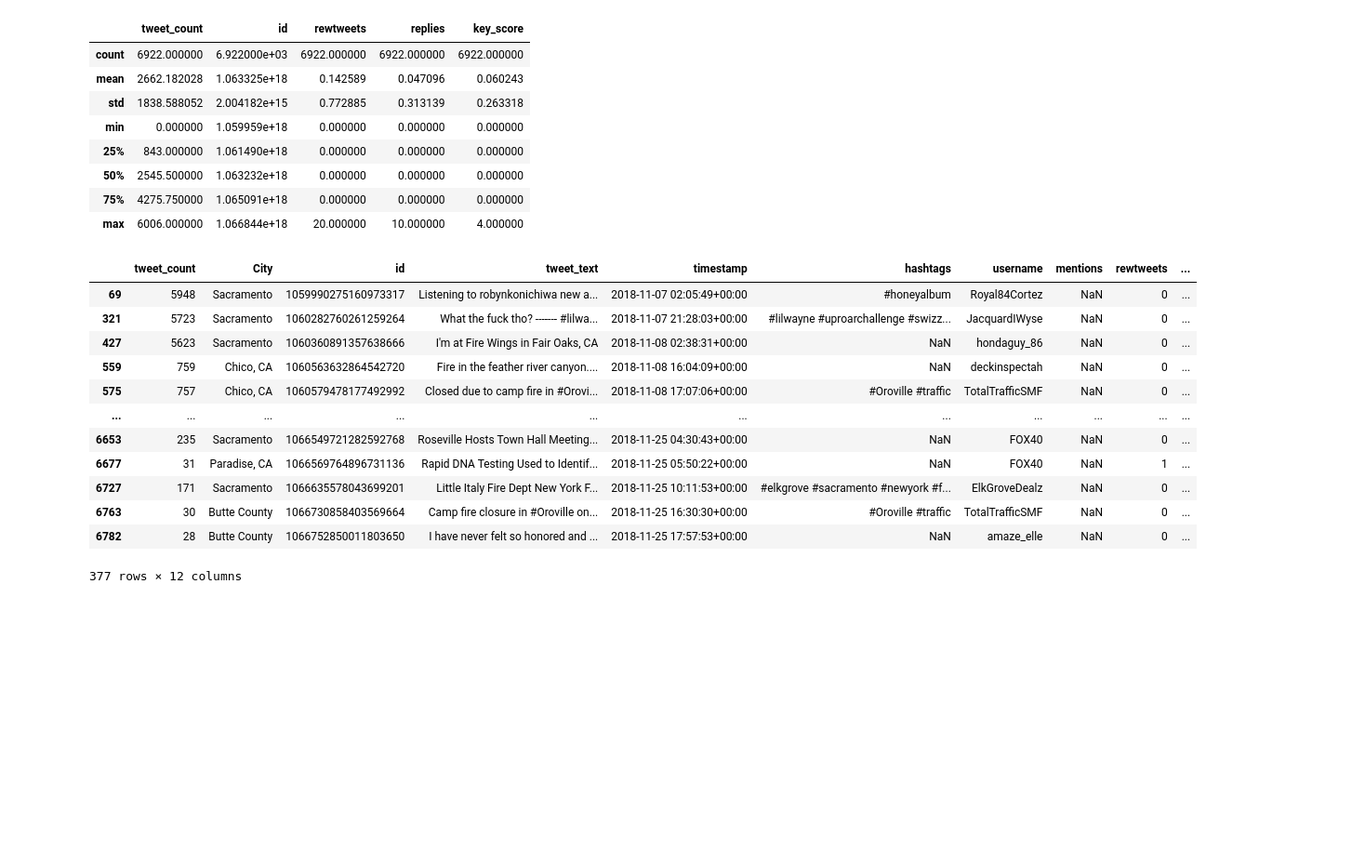
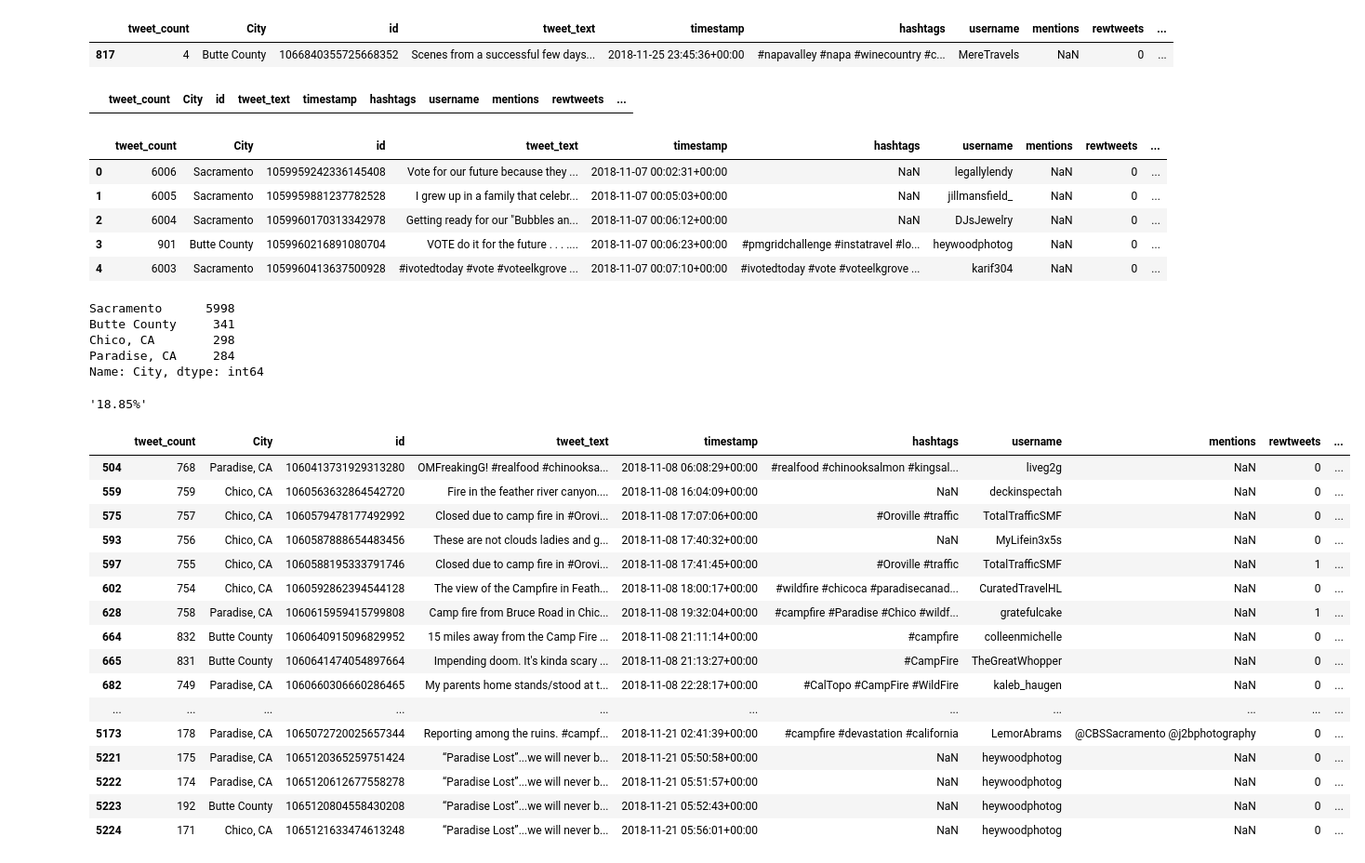
Before and after one commit to chillahwhale/TwitterAnalysis_CampFire-2018, a Jupyter notebook: 01_dictionarybuilding.ipynb, the cells around one changed output. Shown at 93% size. Saved outputs shown, nothing was run; the diff lists cells and outputs as text; code cells hidden in the pictures; blank space fills up the shorter version.

```diff
--- a/01_dictionarybuilding.ipynb
+++ b/01_dictionarybuilding.ipynb
@@ -11 +37,4 @@ df = pd.read_csv('./datasets/df_cleaned.csv')
+# %%
+# df = df.drop([2882])
+df = df.reset_index(drop=True)
 # %%
@@ -121,2 +157,0 @@ for row in df.index:
-# %%
-df['key_score'] = keyscore
@@ -122,0 +236,5 @@ df['key_score'] = keyscore
+# %%
+cities[cities['from_locations'] == "Napa, CA"]
+# %% [output]
+|  | tweet_count | City | id | tweet_text | timestamp | hashtags | username | mentions | rewtweets | ... |
+| 817 | 4 | Butte County | 1066840355725668352 | Scenes from a successful few days... | 2018-11-25 23:45:36+00:00 | #napavalley #napa #winecountry #c... | MereTravels | NaN | 0 | ... |
@@ -123,28 +251,45 @@ df['key_score'] = keyscore
+# %%
+df[df['username'] == 'CAL_FIRE']
+# %% [output]
+|  | tweet_count | City | id | tweet_text | timestamp | hashtags | username | mentions | rewtweets | ... |
 # %%
-df.describe()
+df.head()
 # %% [output]
-|  | tweet_count | id | rewtweets | replies | key_score |
-| count | 6922.000000 | 6.922000e+03 | 6922.000000 | 6922.000000 | 6922.000000 |
-| mean | 2662.182028 | 1.063325e+18 | 0.142589 | 0.047096 | 0.060243 |
-| std | 1838.588052 | 2.004182e+15 | 0.772885 | 0.313139 | 0.263318 |
-| min | 0.000000 | 1.059959e+18 | 0.000000 | 0.000000 | 0.000000 |
-| 25% | 843.000000 | 1.061490e+18 | 0.000000 | 0.000000 | 0.000000 |
-| 50% | 2545.500000 | 1.063232e+18 | 0.000000 | 0.000000 | 0.000000 |
-| 75% | 4275.750000 | 1.065091e+18 | 0.000000 | 0.000000 | 0.000000 |
-| max | 6006.000000 | 1.066844e+18 | 20.000000 | 10.000000 | 4.000000 |
+|  | tweet_count | City | id | tweet_text | timestamp | hashtags | username | mentions | rewtweets | ... |
+| 0 | 6006 | Sacramento | 1059959242336145408 | Vote for our future because they ... | 2018-11-07 00:02:31+00:00 | NaN | legallylendy | NaN | 0 | ... |
+| 1 | 6005 | Sacramento | 1059959881237782528 | I grew up in a family that celebr... | 2018-11-07 00:05:03+00:00 | NaN | jillmansfield_ | NaN | 0 | ... |
+| 2 | 6004 | Sacramento | 1059960170313342978 | Getting ready for our "Bubbles an... | 2018-11-07 00:06:12+00:00 | NaN | DJsJewelry | NaN | 0 | ... |
+| 3 | 901 | Butte County | 1059960216891080704 | VOTE do it for the future . . . .... | 2018-11-07 00:06:23+00:00 | #pmgridchallenge #instatravel #lo... | heywoodphotog | NaN | 0 | ... |
+| 4 | 6003 | Sacramento | 1059960413637500928 | #ivotedtoday #vote #voteelkgrove ... | 2018-11-07 00:07:10+00:00 | #ivotedtoday #vote #voteelkgrove ... | karif304 | NaN | 0 | ... |
+# %%
+df['City'].value_counts()
+# %% [output]
+Sacramento      5998
+Butte County     341
+Chico, CA        298
+Paradise, CA     284
+Name: City, dtype: int64
+# %%
+f'{341/1809:.2%}'
+# %% [output]
+'18.85%'
 # %%
-df[df['key_score']>0]
+df[(df['City'] != 'Sacramento') & (df['key_score']>0)]
 # %% [output]
 |  | tweet_count | City | id | tweet_text | timestamp | hashtags | username | mentions | rewtweets | ... |
-| 69 | 5948 | Sacramento | 1059990275160973317 | Listening to robynkonichiwa new a... | 2018-11-07 02:05:49+00:00 | #honeyalbum | Royal84Cortez | NaN | 0 | ... |
-| 321 | 5723 | Sacramento | 1060282760261259264 | What the fuck tho? ------- #lilwa... | 2018-11-07 21:28:03+00:00 | #lilwayne #uproarchallenge #swizz... | JacquardIWyse | NaN | 0 | ... |
-| 427 | 5623 | Sacramento | 1060360891357638666 | I'm at Fire Wings in Fair Oaks, CA | 2018-11-08 02:38:31+00:00 | NaN | hondaguy_86 | NaN | 0 | ... |
+| 504 | 768 | Paradise, CA | 1060413731929313280 | OMFreakingG! #realfood #chinooksa... | 2018-11-08 06:08:29+00:00 | #realfood #chinooksalmon #kingsal... | liveg2g | NaN | 0 | ... |
 | 559 | 759 | Chico, CA | 1060563632864542720 | Fire in the feather river canyon.... | 2018-11-08 16:04:09+00:00 | NaN | deckinspectah | NaN | 0 | ... |
 | 575 | 757 | Chico, CA | 1060579478177492992 | Closed due to camp fire in #Orovi... | 2018-11-08 17:07:06+00:00 | #Oroville #traffic | TotalTrafficSMF | NaN | 0 | ... |
+| 593 | 756 | Chico, CA | 1060587888654483456 | These are not clouds ladies and g... | 2018-11-08 17:40:32+00:00 | NaN | MyLifein3x5s | NaN | 0 | ... |
+| 597 | 755 | Chico, CA | 1060588195333791746 | Closed due to camp fire in #Orovi... | 2018-11-08 17:41:45+00:00 | #Oroville #traffic | TotalTrafficSMF | NaN | 1 | ... |
+| 602 | 754 | Chico, CA | 1060592862394544128 | The view of the Campfire in Feath... | 2018-11-08 18:00:17+00:00 | #wildfire #chicoca #paradisecanad... | CuratedTravelHL | NaN | 0 | ... |
+| 628 | 758 | Paradise, CA | 1060615959415799808 | Camp fire from Bruce Road in Chic... | 2018-11-08 19:32:04+00:00 | #campfire #Paradise #Chico #wildf... | gratefulcake | NaN | 1 | ... |
+| 664 | 832 | Butte County | 1060640915096829952 | 15 miles away from the Camp Fire ... | 2018-11-08 21:11:14+00:00 | #campfire | colleenmichelle | NaN | 0 | ... |
+| 665 | 831 | Butte County | 1060641474054897664 | Impending doom. It's kinda scary ... | 2018-11-08 21:13:27+00:00 | #CampFire | TheGreatWhopper | NaN | 0 | ... |
+| 682 | 749 | Paradise, CA | 1060660306660286465 | My parents home stands/stood at t... | 2018-11-08 22:28:17+00:00 | #CalTopo #CampFire #WildFire | kaleb_haugen | NaN | 0 | ... |
 | ... | ... | ... | ... | ... | ... | ... | ... | ... | ... | ... |
-| 6653 | 235 | Sacramento | 1066549721282592768 | Roseville Hosts Town Hall Meeting... | 2018-11-25 04:30:43+00:00 | NaN | FOX40 | NaN | 0 | ... |
-| 6677 | 31 | Paradise, CA | 1066569764896731136 | Rapid DNA Testing Used to Identif... | 2018-11-25 05:50:22+00:00 | NaN | FOX40 | NaN | 1 | ... |
-| 6727 | 171 | Sacramento | 1066635578043699201 | Little Italy Fire Dept New York F... | 2018-11-25 10:11:53+00:00 | #elkgrove #sacramento #newyork #f... | ElkGroveDealz | NaN | 0 | ... |
-| 6763 | 30 | Butte County | 1066730858403569664 | Camp fire closure in #Oroville on... | 2018-11-25 16:30:30+00:00 | #Oroville #traffic | TotalTrafficSMF | NaN | 0 | ... |
-| 6782 | 28 | Butte County | 1066752850011803650 | I have never felt so honored and ... | 2018-11-25 17:57:53+00:00 | NaN | amaze_elle | NaN | 0 | ... |
+| 5173 | 178 | Paradise, CA | 1065072720025657344 | Reporting among the ruins. #campf... | 2018-11-21 02:41:39+00:00 | #campfire #devastation #california | LemorAbrams | @CBSSacramento @j2bphotography | 0 | ... |
+| 5221 | 175 | Paradise, CA | 1065120365259751424 | “Paradise Lost”...we will never b... | 2018-11-21 05:50:58+00:00 | NaN | heywoodphotog | NaN | 0 | ... |
+| 5222 | 174 | Paradise, CA | 1065120612677558278 | “Paradise Lost”...we will never b... | 2018-11-21 05:51:57+00:00 | NaN | heywoodphotog | NaN | 0 | ... |
+| 5223 | 192 | Butte County | 1065120804558430208 | “Paradise Lost”...we will never b... | 2018-11-21 05:52:43+00:00 | NaN | heywoodphotog | NaN | 0 | ... |
+| 5224 | 171 | Chico, CA | 1065121633474613248 | “Paradise Lost”...we will never b... | 2018-11-21 05:56:01+00:00 | NaN | heywoodphotog | NaN | 0 | ... |
-377 rows × 12 columns
```
Also changed, not shown: parts of 27 cells of this notebook, 3 other files.
